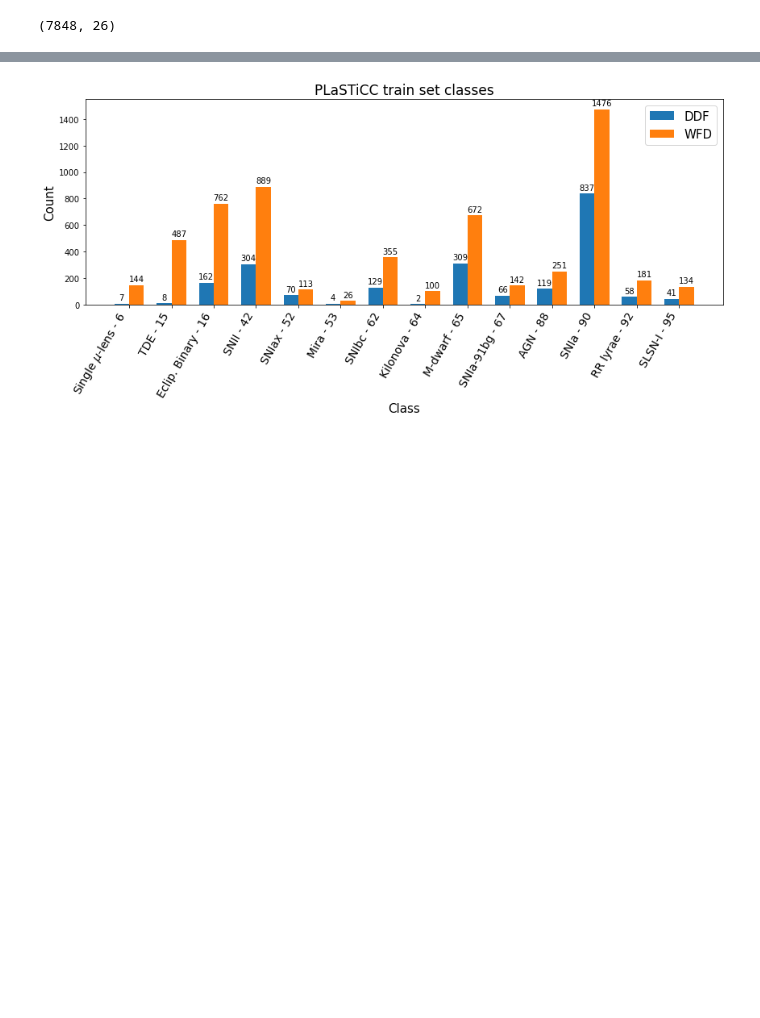
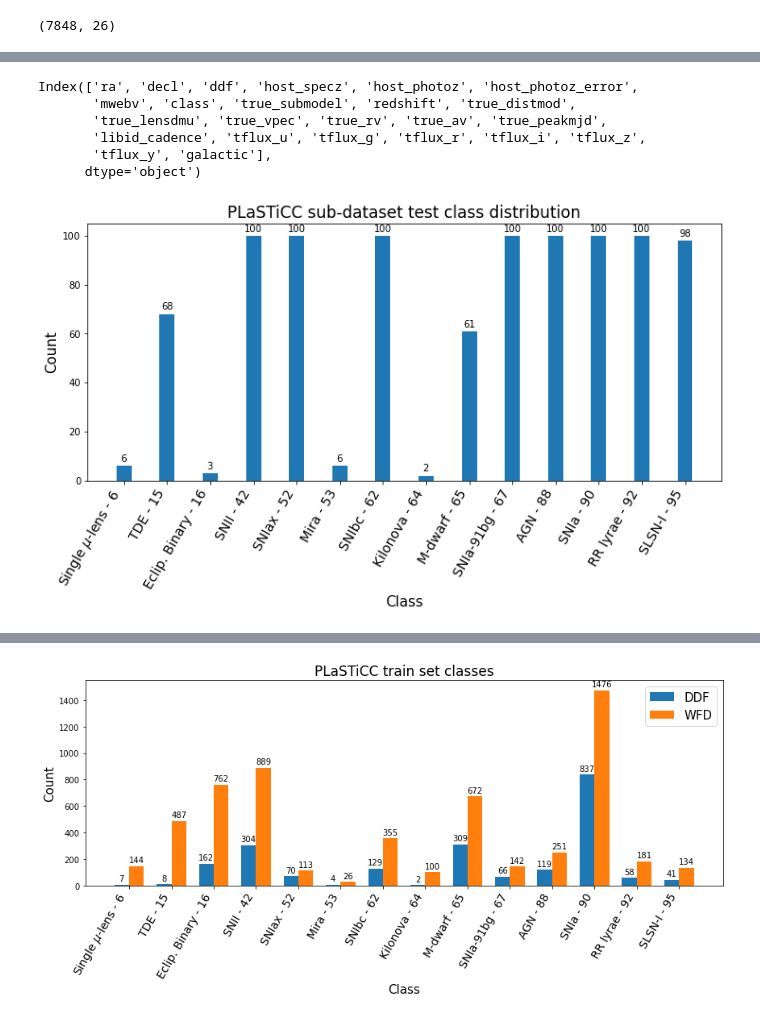
Before and after one commit to frmunozz/irregular-bag-of-pattern, a Jupyter notebook: notebooks/data_exploration.ipynb, the cells around one changed output, grey strips where cells are left out. Saved outputs shown, nothing was run; the diff lists cells and outputs as text; code cells hidden in the pictures; blank space fills up the shorter version.

```diff
--- a/notebooks/data_exploration.ipynb
+++ b/notebooks/data_exploration.ipynb
@@ -10,7 +10,3 @@ import pickle
 
 import avocado
 from tqdm import tqdm
-# %%
-plasticc_augment_meta = avocado.load("plasticc_augment", metadata_only=True)
-print(plasticc_augment_meta.metadata.columns)
-plasticc_augment_meta.metadata.shape
@@ -38,0 +39,34 @@ Index(['object_id', 'ra', 'decl', 'ddf_bool', 'hostgal_specz',
+# %%
+plasticc_test_meta = avocado.load("plasticc_test_ddf_100", metadata_only=True, verify_input_chunks=False)
+print(plasticc_test_meta.metadata.columns)
+plasticc_test_meta.metadata.shape
+
+class_count_ddf0, class_count_wfd = get_counts(plasticc_test_meta.metadata, key="ddf", key2="class")
+labels_cc1, values_cc1 = zip(*sorted(class_count_ddf0.items()))
+labels = [plot_labels_short[x] for x in labels_cc1]
+indexes = np.arange(len(labels_cc1))
+width = 0.35
+fig, ax = plt.subplots(figsize=(12, 5))
+rects1 = ax.bar(indexes, values_cc1, width)
+ax.set_xticks(indexes)
+ax.set_xticklabels(labels, rotation=60, ha="right", fontsize=14)
+ax.set_xlabel("Class", fontsize=15)
+ax.set_ylabel("Count", fontsize=15)
+ax.set_title("PLaSTiCC sub-dataset test class distribution", fontsize=17)
+
+def autolabel(rects):
+    for rect in rects:
+        height = rect.get_height()
+        ax.text(rect.get_x() + rect.get_width()/2., height + 1,
+                    '%d' % int(height),
+                    ha='center', va='bottom')
+
+autolabel(rects1)
+# %% [output]
+Index(['ra', 'decl', 'ddf', 'host_specz', 'host_photoz', 'host_photoz_error',
+       'mwebv', 'class', 'true_submodel', 'redshift', 'true_distmod',
+       'true_lensdmu', 'true_vpec', 'true_rv', 'true_av', 'true_peakmjd',
+       'libid_cadence', 'tflux_u', 'tflux_g', 'tflux_r', 'tflux_i', 'tflux_z',
+       'tflux_y', 'galactic'],
+      dtype='object')
+[figure, added]
```
Also changed, not shown: parts of 16 cells of this notebook, 26 other files.
